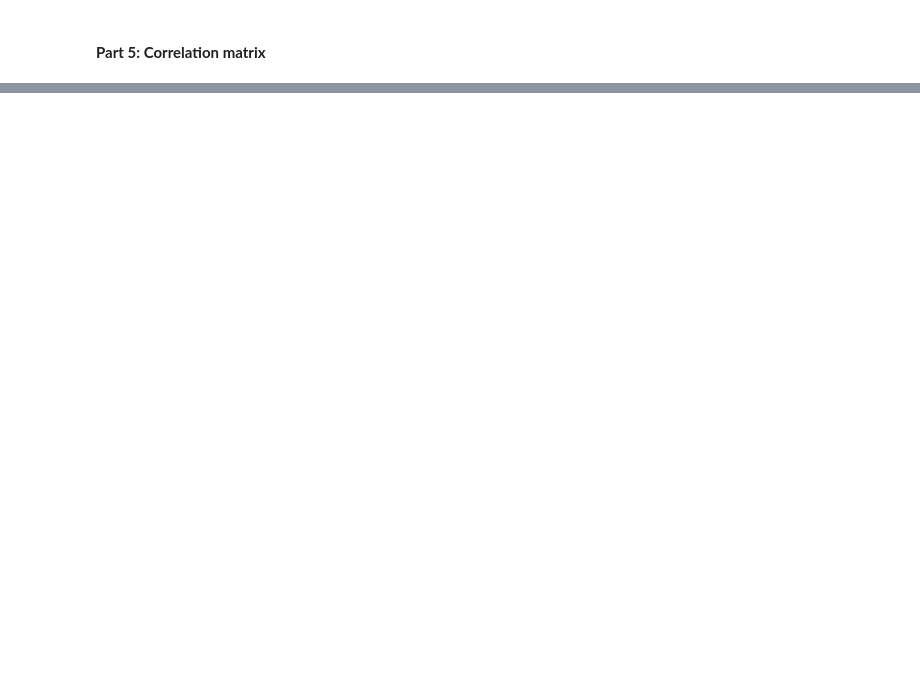
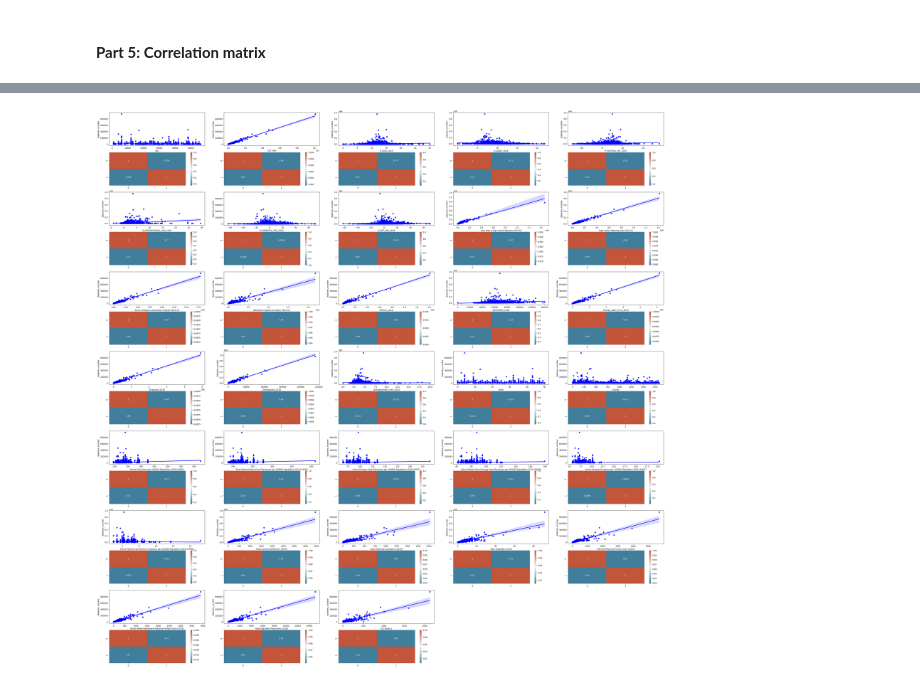
Before and after one commit to fevc08/regularized_linear_regression_project, a Jupyter notebook: src/explore.ipynb, the cells around one changed output, grey strips where cells are left out. Cells and saved outputs as stored; diff of their text form; code cells hidden in the pictures; blank space fills up the shorter version.

```diff
--- a/src/explore.ipynb
+++ b/src/explore.ipynb
@@ -377,9 +388,11 @@ total_data
 # %% [markdown]
 #### **Part 5: Correlation matrix**
 # %%
-# Convert the categorical columns into numerical columns
-total_data = pd.get_dummies(total_data, columns=['state', 'county'])
+# Convert the categorical columns into numerical columns using factorize
+total_data['state'] = pd.factorize(total_data['state'])[0]
+total_data['county'] = pd.factorize(total_data['county'])[0]
 
 # Correlation the data with the target column
-total_data.corr()['diabetes_number'].sort_values(ascending=False)
+corr = total_data.corr()['diabetes_number']
+corr.sort_values(ascending=False)
 # %% [output]
@@ -403,0 +416,83 @@ Name: diabetes_number, Length: 1930, dtype: float64
+# %%
+# Create a reglot and heatmap to visualize the correlation between variables
+fig, ax = plt.subplots(14, 5, figsize=(50, 50))
+
+# Define the colors
+cmap = sns.diverging_palette(230, 20, as_cmap=True)
+
+sns.regplot(ax=ax[0, 0], x = 'fips', y = 'diabetes_number', data = total_data, color='blue')
+sns.heatmap(ax=ax[1, 0], data = total_data[['fips', 'diabetes_number']].corr().values, annot=True, cmap=cmap)
+sns.regplot(ax=ax[0, 1], x = 'TOT_POP', y = 'diabetes_number', data = total_data, color='blue')
+sns.heatmap(ax=ax[1, 1], data = total_data[['TOT_POP', 'diabetes_number']].corr().values, annot=True, cmap=cmap)
+sns.regplot(ax=ax[0, 2], x = 'R_birth_2018', y = 'diabetes_number', data = total_data, color='blue')
+sns.heatmap(ax=ax[1, 2], data = total_data[['R_birth_2018', 'diabetes_number']].corr().values, annot=True, cmap=cmap)
+sns.regplot(ax=ax[0, 3], x = 'R_death_2018', y = 'diabetes_number', data = total_data, color='blue')
+sns.heatmap(ax=ax[1, 3], data = total_data[['R_death_2018', 'diabetes_number']].corr().values, annot=True, cmap=cmap)
+sns.regplot(ax=ax[0, 4], x = 'R_NATURAL_INC_2018', y = 'diabetes_number', data = total_data, color='blue')
+sns.heatmap(ax=ax[1, 4], data = total_data[['R_NATURAL_INC_2018', 'diabetes_number']].corr().values, annot=True, cmap=cmap)
+sns.regplot(ax=ax[2, 0], x = 'R_INTERNATIONAL_MIG_2018', y = 'diabetes_number', data = total_data, color='blue')
+sns.heatmap(ax=ax[3, 0], data = total_data[['R_INTERNATIONAL_MIG_2018', 'diabetes_number']].corr().values, annot=True, cmap=cmap)
+sns.regplot(ax=ax[2, 1], x = 'R_DOMESTIC_MIG_2018', y = 'diabetes_number', data = total_data, color='blue')
+sns.heatmap(ax=ax[3, 1], data = total_data[['R_DOMESTIC_MIG_2018', 'diabetes_number']].corr().values, annot=True, cmap=cmap)
+sns.regplot(ax=ax[2, 2], x = 'R_NET_MIG_2018', y = 'diabetes_number', data = total_data, color='blue')
+sns.heatmap(ax=ax[3, 2], data = total_data[['R_NET_MIG_2018', 'diabetes_number']].corr().values, annot=True, cmap=cmap)
+sns.regplot(ax=ax[2, 3], x = 'Less than a high school diploma 2014-18', y = 'diabetes_number', data = total_data, color='blue')
+sns.heatmap(ax=ax[3, 3], data = total_data[['Less than a high school diploma 2014-18', 'diabetes_number']].corr().values, annot=True, cmap=cmap)
+sns.regplot(ax=ax[2, 4], x = 'High school diploma only 2014-18', y = 'diabetes_number', data = total_data, color='blue')
+sns.heatmap(ax=ax[3, 4], data = total_data[['High school diploma only 2014-18', 'diabetes_number']].corr().values, annot=True, cmap=cmap)
+sns.regplot(ax=ax[4, 0], x = "Some college or associate's degree 2014-18", y = 'diabetes_number', data = total_data, color='blue')
+sns.heatmap(ax=ax[5, 0], data = total_data[["Some college or associate's degree 2014-18", 'diabetes_number']].corr().values, annot=True, cmap=cmap)
+sns.regplot(ax=ax[4, 1], x = "Bachelor's degree or higher 2014-18", y = 'diabetes_number', data = total_data, color='blue')
+sns.heatmap(ax=ax[5, 1], data = total_data[["Bachelor's degree or higher 2014-18", 'diabetes_number']].corr().values, annot=True, cmap=cmap)
+sns.regplot(ax=ax[4, 2], x = 'POVALL_2018', y = 'diabetes_number', data = total_data, color='blue')
+sns.heatmap(ax=ax[5, 2], data = total_data[['POVALL_2018', 'diabetes_number']].corr().values, annot=True, cmap=cmap)
+sns.regplot(ax=ax[4, 3], x = 'MEDHHINC_2018', y = 'diabetes_number', data = total_data, color='blue')
+sns.heatmap(ax=ax[5, 3], data = total_data[['MEDHHINC_2018', 'diabetes_number']].corr().values, annot=True, cmap=cmap)
+sns.regplot(ax=ax[4, 4], x = 'Civilian_labor_force_2018', y = 'diabetes_number', data = total_data, color='blue')
+sns.heatmap(ax=ax[5, 4], data = total_data[['Civilian_labor_force_2018', 'diabetes_number']].corr().values, annot=True, cmap=cmap)
+sns.regplot(ax=ax[6, 0], x = 'Employed_2018', y = 'diabetes_number', data = total_data, color='blue')
+sns.heatmap(ax=ax[7, 0], data = total_data[['Employed_2018', 'diabetes_number']].corr().values, annot=True, cmap=cmap)
+sns.regplot(ax=ax[6, 1], x = 'Unemployed_2018', y = 'diabetes_number', data = total_data, color='blue')
+sns.heatmap(ax=ax[7, 1], data = total_data[['Unemployed_2018', 'diabetes_number']].corr().values, annot=True, cmap=cmap)
+sns.regplot(ax=ax[6, 2], x = 'Unemployment_rate_2018', y = 'diabetes_number', data = total_data, color='blue')
+sns.heatmap(ax=ax[7, 2], data = total_data[['Unemployment_rate_2018', 'diabetes_number']].corr().values, annot=True, cmap=cmap)
+sns.regplot(ax=ax[6, 3], x = 'state', y = 'diabetes_number', data = total_data, color='blue')
+sns.heatmap(ax=ax[7, 3], data = total_data[['state', 'diabetes_number']].corr().values, annot=True, cmap=cmap)
+sns.regplot(ax=ax[6, 4], x = 'county', y = 'diabetes_number', data = total_data, color='blue')
+sns.heatmap(ax=ax[7, 4], data = total_data[['county', 'diabetes_number']].corr().values, annot=True, cmap=cmap)
+sns.regplot(ax=ax[8, 0], x = 'Active Physicians per 100000 Population 2018 (AAMC)', y = 'diabetes_number', data = total_data, color='blue')
+sns.heatmap(ax=ax[9, 0], data = total_data[['Active Physicians per 100000 Population 2018 (AAMC)', 'diabetes_number']].corr().values, annot=True, cmap=cmap)
+sns.regplot(ax=ax[8, 1], x = 'Total Active Patient Care Physicians per 100000 Population 2018 (AAMC)', y = 'diabetes_number', data = total_data, color='blue')
+sns.heatmap(ax=ax[9, 1], data = total_data[['Total Active Patient Care Physicians per 100000 Population 2018 (AAMC)', 'diabetes_number']].corr().values, annot=True, cmap=cmap)
+sns.regplot(ax=ax[8, 2], x = 'Active Primary Care Physicians per 100000 Population 2018 (AAMC)', y = 'diabetes_number', data = total_data, color='blue')
+sns.heatmap(ax=ax[9, 2], data = total_data[['Active Primary Care Physicians per 100000 Population 2018 (AAMC)', 'diabetes_number']].corr().values, annot=True, cmap=cmap)
+sns.regplot(ax=ax[8, 3], x = 'Active Patient Care Primary Care Physicians per 100000 Population 2018 (AAMC)', y = 'diabetes_number', data = total_data, color='blue')
+sns.heatmap(ax=ax[9, 3], data = total_data[['Active Patient Care Primary Care Physicians per 100000 Population 2018 (AAMC)', 'diabetes_number']].corr().values, annot=True, cmap=cmap)
+sns.regplot(ax=ax[8, 4], x = 'Active General Surgeons per 100000 Population 2018 (AAMC)', y = 'diabetes_number', data = total_data, color='blue')
+sns.heatmap(ax=ax[9, 4], data = total_data[['Active General Surgeons per 100000 Population 2018 (AAMC)', 'diabetes_number']].corr().values, annot=True, cmap=cmap)
+sns.regplot(ax=ax[10, 0], x = 'Active Patient Care General Surgeons per 100000 Population 2018 (AAMC)', y = 'diabetes_number', data = total_data, color='blue')
+sns.heatmap(ax=ax[11, 0], data = total_data[['Active Patient Care General Surgeons per 100000 Population 2018 (AAMC)', 'diabetes_number']].corr().values, annot=True, cmap=cmap)
+sns.regplot(ax=ax[10, 1], x = 'Total nurse practitioners (2019)', y = 'diabetes_number', data = total_data, color='blue')
+sns.heatmap(ax=ax[11, 1], data = total_data[['Total nurse practitioners (2019)', 'diabetes_number']].corr().values, annot=True, cmap=cmap)
+sns.regplot(ax=ax[10, 2], x = 'Total physician assistants (2019)', y = 'diabetes_number', data = total_data, color='blue')
+sns.heatmap(ax=ax[11, 2], data = total_data[['Total physician assistants (2019)', 'diabetes_number']].corr().values, annot=True, cmap=cmap)
+sns.regplot(ax=ax[10, 3], x = 'Total Hospitals (2019)', y = 'diabetes_number', data = total_data, color='blue')
+sns.heatmap(ax=ax[11, 3], data = total_data[['Total Hospitals (2019)', 'diabetes_number']].corr().values, annot=True, cmap=cmap)
+sns.regplot(ax=ax[10, 4], x = 'Internal Medicine Primary Care (2019)', y = 'diabetes_number', data = total_data, color='blue')
+sns.heatmap(ax=ax[11, 4], data = total_data[['Internal Medicine Primary Care (2019)', 'diabetes_number']].corr().values, annot=True, cmap=cmap)
+sns.regplot(ax=ax[12, 0], x = 'Family Medicine/General Practice Primary Care (2019)', y = 'diabetes_number', data = total_data, color='blue')
+sns.heatmap(ax=ax[13, 0], data = total_data[['Family Medicine/General Practice Primary Care (2019)', 'diabetes_number']].corr().values, annot=True, cmap=cmap)
+sns.regplot(ax=ax[12, 1], x = 'Total Specialist Physicians (2019)', y = 'diabetes_number', data = total_data, color='blue')
+sns.heatmap(ax=ax[13, 1], data = total_data[['Total Specialist Physicians (2019)', 'diabetes_number']].corr().values, annot=True, cmap=cmap)
+sns.regplot(ax=ax[12, 2], x = 'ICU Beds_x', y = 'diabetes_number', data = total_data, color='blue')
+sns.heatmap(ax=ax[13, 2], data = total_data[['ICU Beds_x', 'diabetes_number']].corr().values, annot=True, cmap=cmap)
+
+# Delete the columns that are not needed
+plt.delaxes(ax[12, 3])
+plt.delaxes(ax[12, 4])
+plt.delaxes(ax[13, 3])
+plt.delaxes(ax[13, 4])
+
+plt.show()
+# %% [output]
+[figure, added]
```
Also changed, not shown: parts of 30 cells of this notebook, 8 other files.
